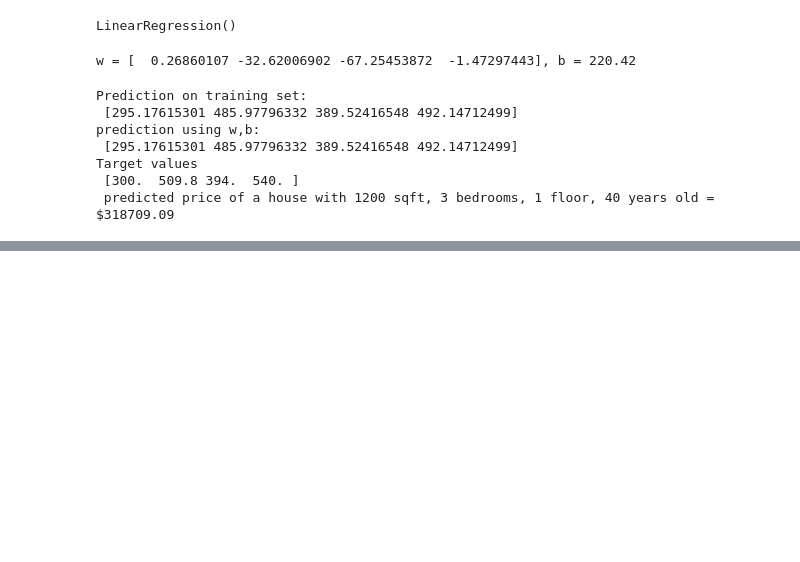
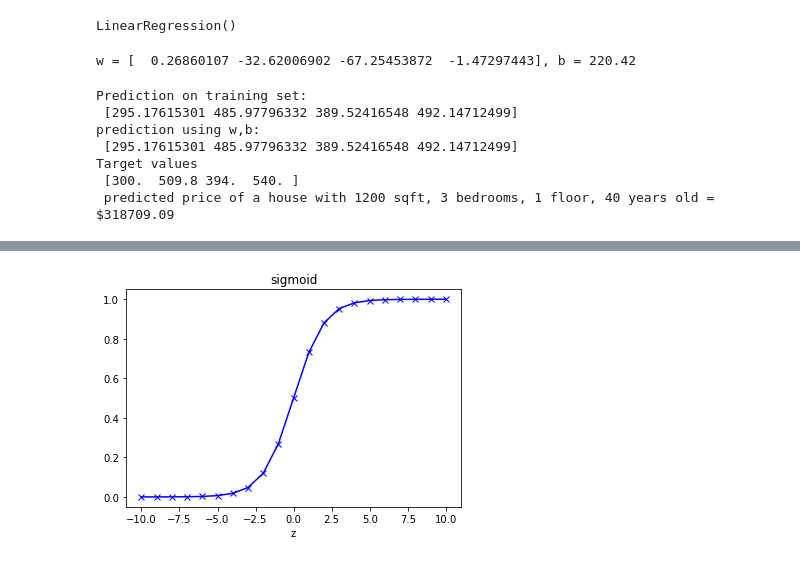
Before and after one commit to trianhdev/Machine-Learning-Specialization-Coursera, a Jupyter notebook: Mine/Mine.ipynb, the cells around one changed output, grey strips where cells are left out. Saved outputs shown, nothing was run; the diff lists cells and outputs as text; code cells hidden in the pictures; blank space fills up the shorter version.

```diff
--- a/Mine/Mine.ipynb
+++ b/Mine/Mine.ipynb
@@ -548,0 +636,9 @@ Target values
+# %%
+fig,ax= plt.subplots()
+ax.plot(z_tmp,y,color="blue",marker="x")
+ax.set_xlabel("z")
+ax.set_ylabel("")
+ax.set_title("sigmoid")
+plt.show()
+# %% [output]
+[figure, added]
```
Also changed, not shown: parts of 13 cells of this notebook.
